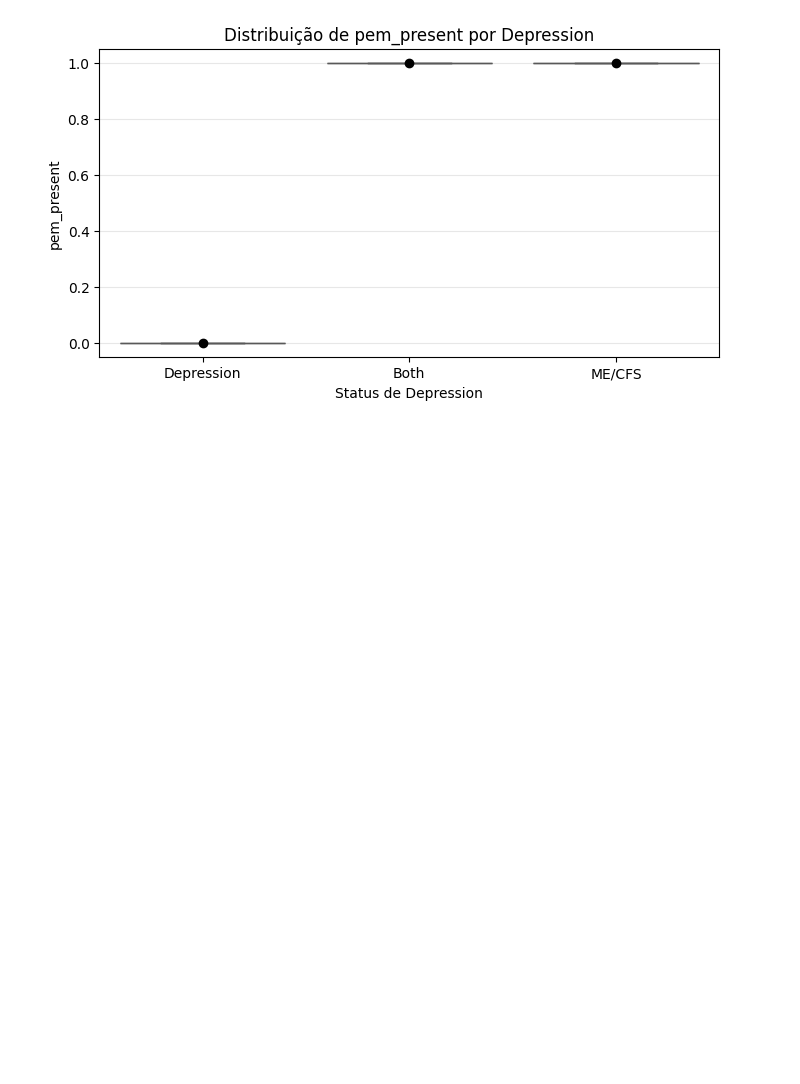
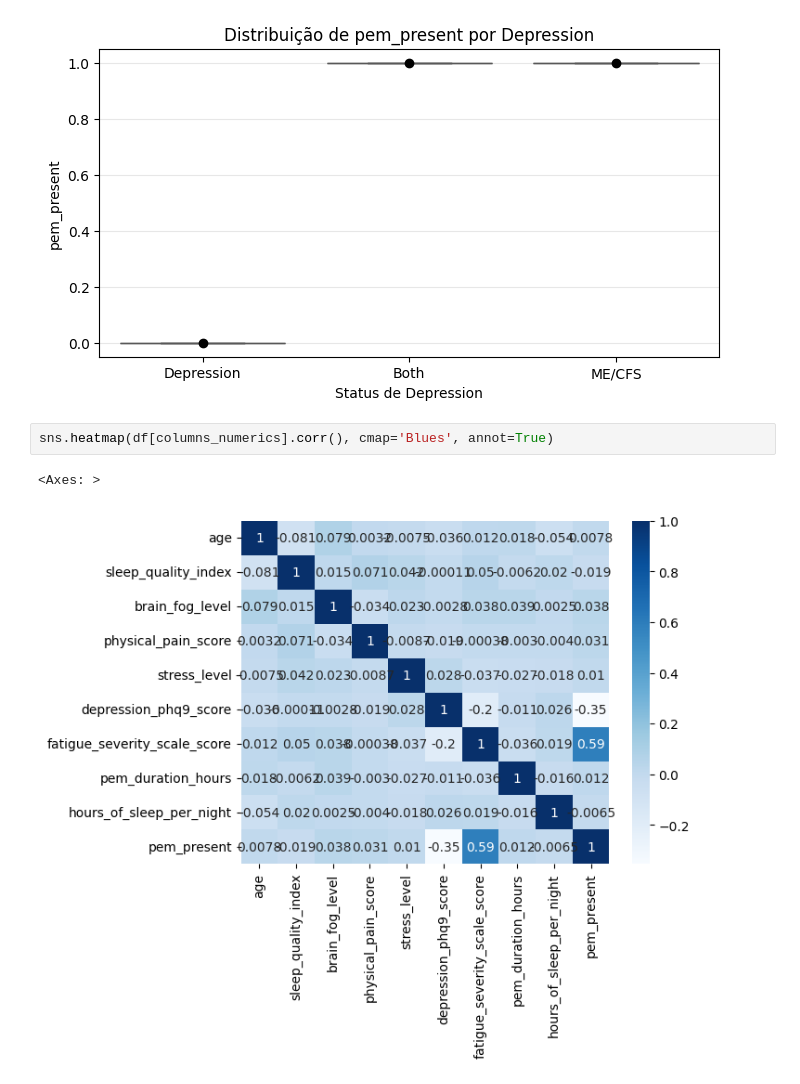
Before and after one commit to luisfelipebp/classification-depression, a Jupyter notebook: graphical_analysis.ipynb, the cells around one changed output. Drawn from its saved outputs; the diff is of its cells as text; blank space fills up the shorter version.

```diff
--- a/graphical_analysis.ipynb
+++ b/graphical_analysis.ipynb
@@ -85,3 +111,8 @@ for col in columns_numerics:
 [figure]
 [figure]
 [figure]
+# %%
+sns.heatmap(df[columns_numerics].corr(), cmap='Blues', annot=True)
+# %% [output]
+<Axes: >
+[figure, added]
```
Also changed, not shown: parts of 1 cell of this notebook.
